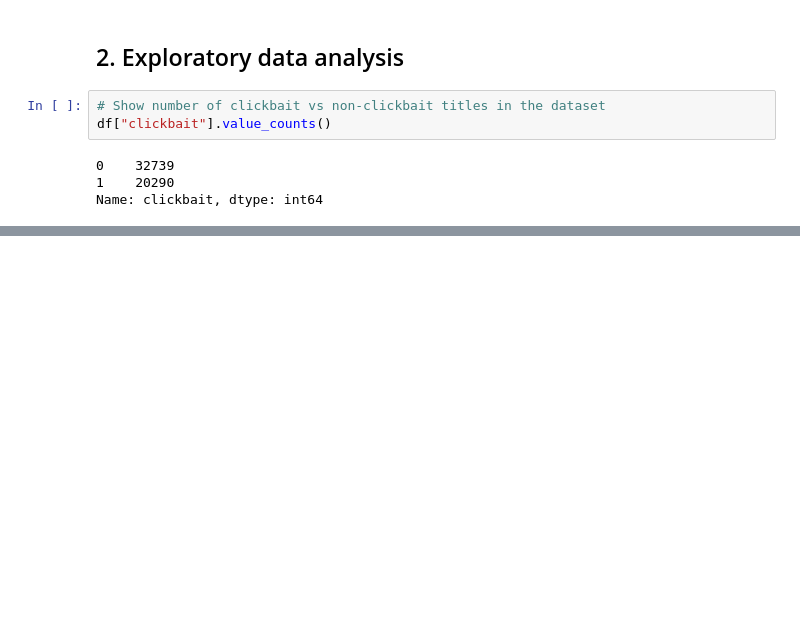
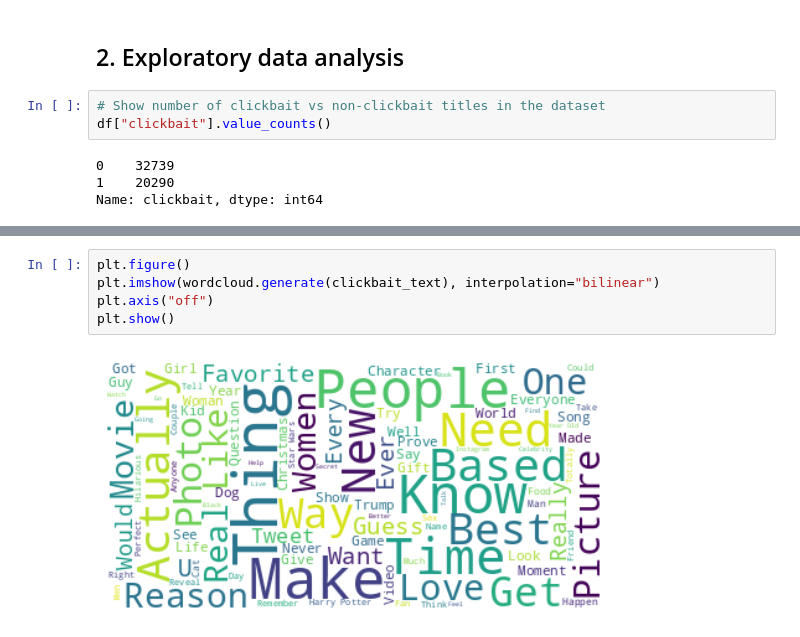
Before and after one commit to minhtuan27/uda-finalproject, a Jupyter notebook: notebooks/UDA_FinalProject_Nguyen.ipynb, the cells around one changed output, grey strips where cells are left out. Saved outputs shown, nothing was run; the diff lists cells and outputs as text; blank space fills up the shorter version.

```diff
--- a/notebooks/UDA_FinalProject_Nguyen.ipynb
+++ b/notebooks/UDA_FinalProject_Nguyen.ipynb
@@ -91,0 +105,7 @@ df
+# %%
+plt.figure()
+plt.imshow(wordcloud.generate(clickbait_text), interpolation="bilinear")
+plt.axis("off")
+plt.show()
+# %% [output]
+[figure, added]
```
Also changed, not shown: parts of 17 cells of this notebook, 1 other file.
